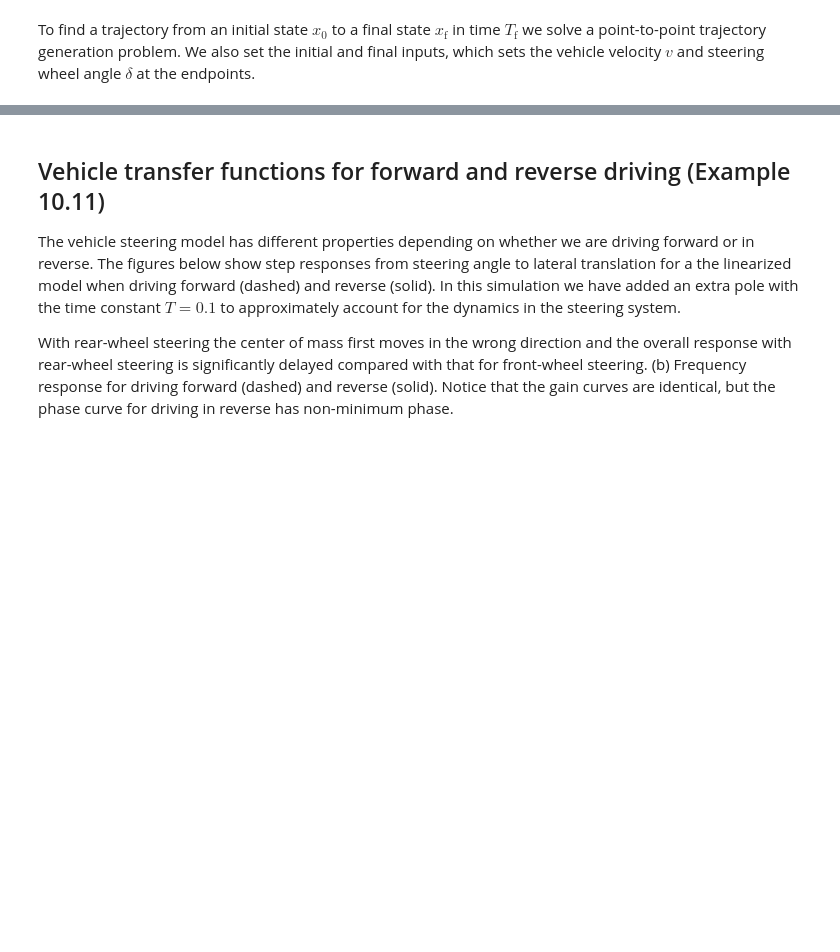
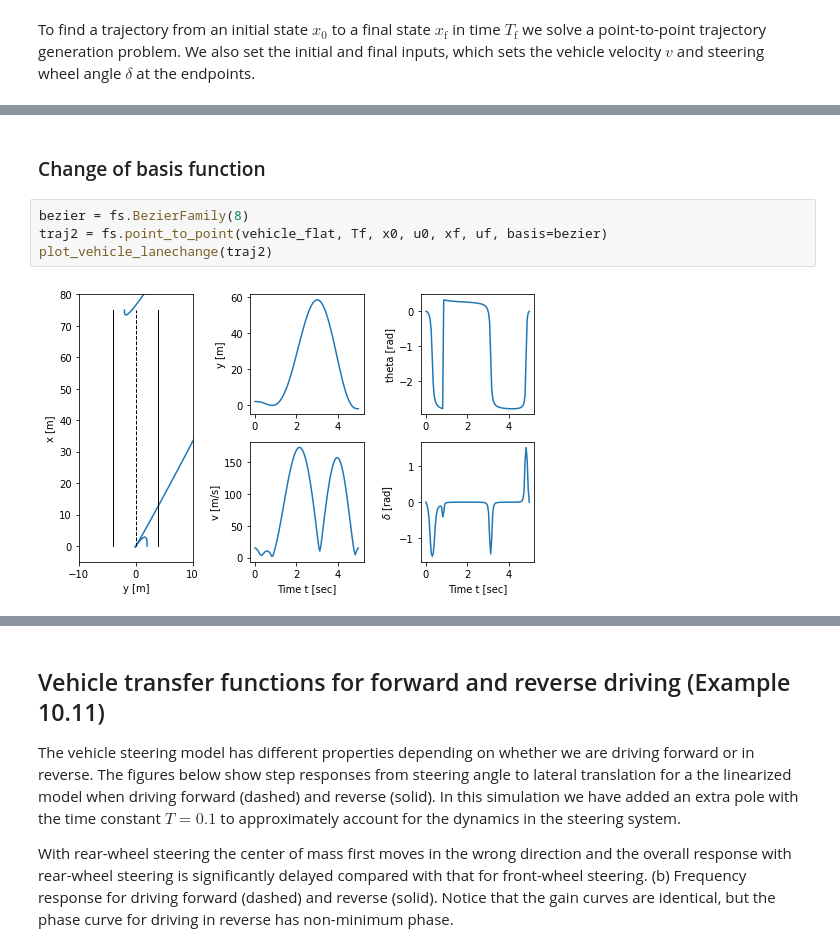
Before and after one commit to python-control/python-control, a Jupyter notebook: examples/steering.ipynb, the cells around one changed output, grey strips where cells are left out. Saved outputs shown, nothing was run; the diff lists cells and outputs as text; blank space fills up the shorter version.

```diff
--- a/examples/steering.ipynb
+++ b/examples/steering.ipynb
@@ -552,0 +479,8 @@ plt.tight_layout()
+# %% [markdown]
+### Change of basis function
+# %%
+bezier = fs.BezierFamily(8)
+traj2 = fs.point_to_point(vehicle_flat, Tf, x0, u0, xf, uf, basis=bezier)
+plot_vehicle_lanechange(traj2)
+# %% [output]
+[figure, added]
```
Also changed, not shown: parts of 14 cells of this notebook, 8 other files.
